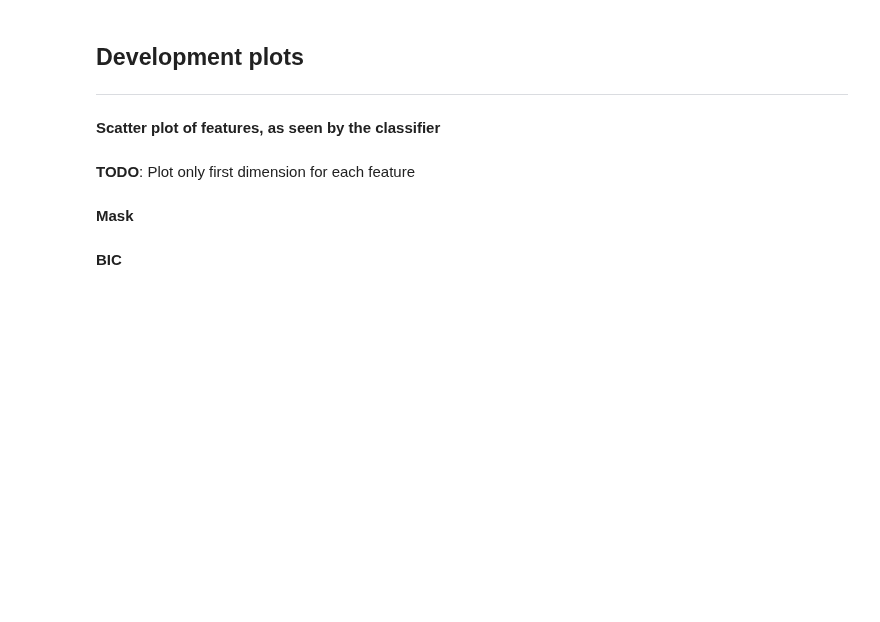
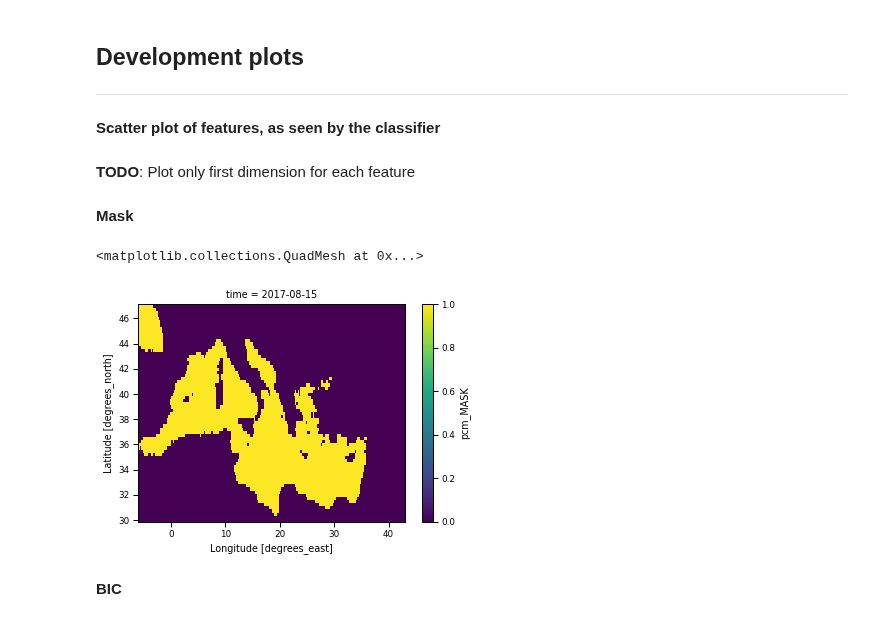
Before and after one commit to euroargodev/BlueCloud, a Jupyter notebook: Develop_PCM_model.ipynb, the cells around one changed output. Saved outputs shown, nothing was run; the diff lists cells and outputs as text; code cells hidden in the pictures; blank space fills up the shorter version.

```diff
--- a/Develop_PCM_model.ipynb
+++ b/Develop_PCM_model.ipynb
@@ -152,8 +152,11 @@ g = m.plot.preprocessed(ds, features=features_in_ds, kde=True, dim='depth')
 # %% [markdown]
 __Mask__
 # %%
-mask = ds.isel(time=7).pyxpcm.mask(m, features=features_in_ds, dim=features_zdim)
+mask = ds.isel(time=7).pyxpcm.mask(m, features=features_in_ds, dim=z_dim)
 mask.plot()
+# %% [output]
+<matplotlib.collections.QuadMesh at 0x...>
+[figure, added]
 # %% [markdown]
 __BIC__
 # %%
```
Also changed, not shown: parts of 15 cells of this notebook.
